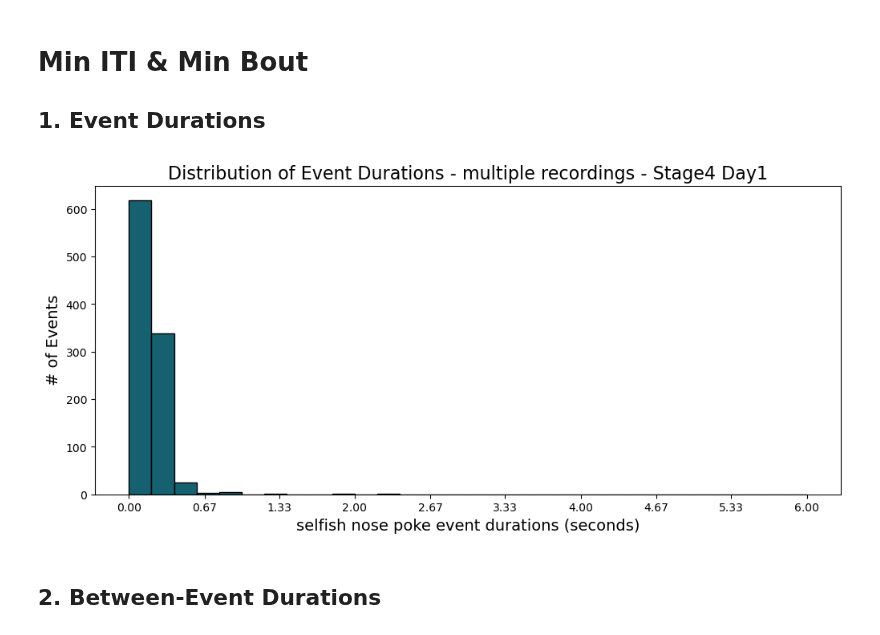
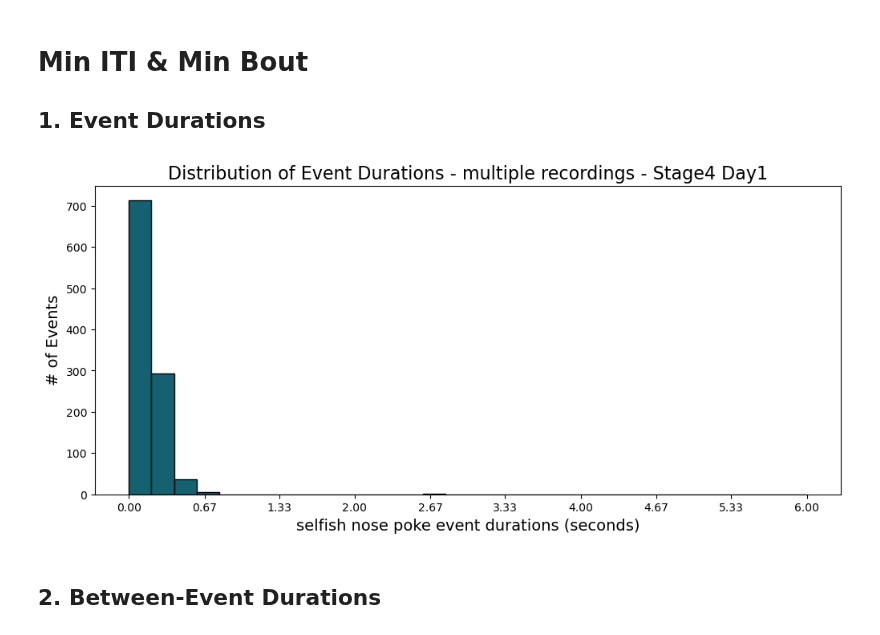
Before and after one commit to padillacoreanolab/coop_ephys_analysis, a Jupyter notebook: notebooks/behavior/stage4_quality_control.ipynb, the cells around one changed output. Cells and saved outputs as stored; diff of their text form; code cells hidden in the pictures.

```diff
--- a/notebooks/behavior/stage4_quality_control.ipynb
+++ b/notebooks/behavior/stage4_quality_control.ipynb
@@ -40,12 +27,12 @@ print(stage4_behaviors[0])  # Print the keys to see the structure of the loaded
 # Min ITI & Min Bout
 ## 1. Event Durations
 # %%
-qc.events_duration_distribution(stage4_behaviors[0],
+qc.events_duration_distribution(stage4_behaviors[1],
 								behavior='selfish nose poke',
 								stage=4,
 								day=1)
 # %% [output]
-[figure, old version]
+[figure, new version]
 # %% [markdown]
 ## 2. Between-Event Durations
 # %%
```
Also changed, not shown: parts of 6 cells of this notebook, 8 other files.
